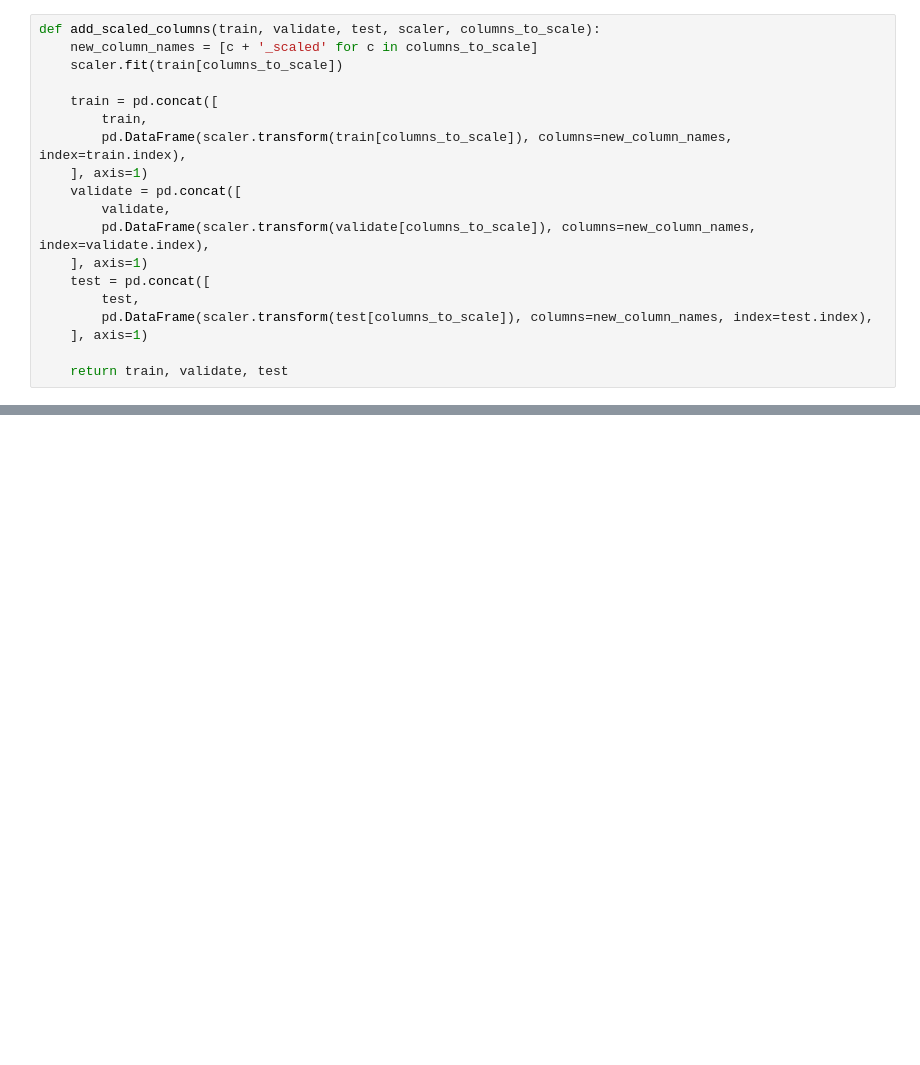
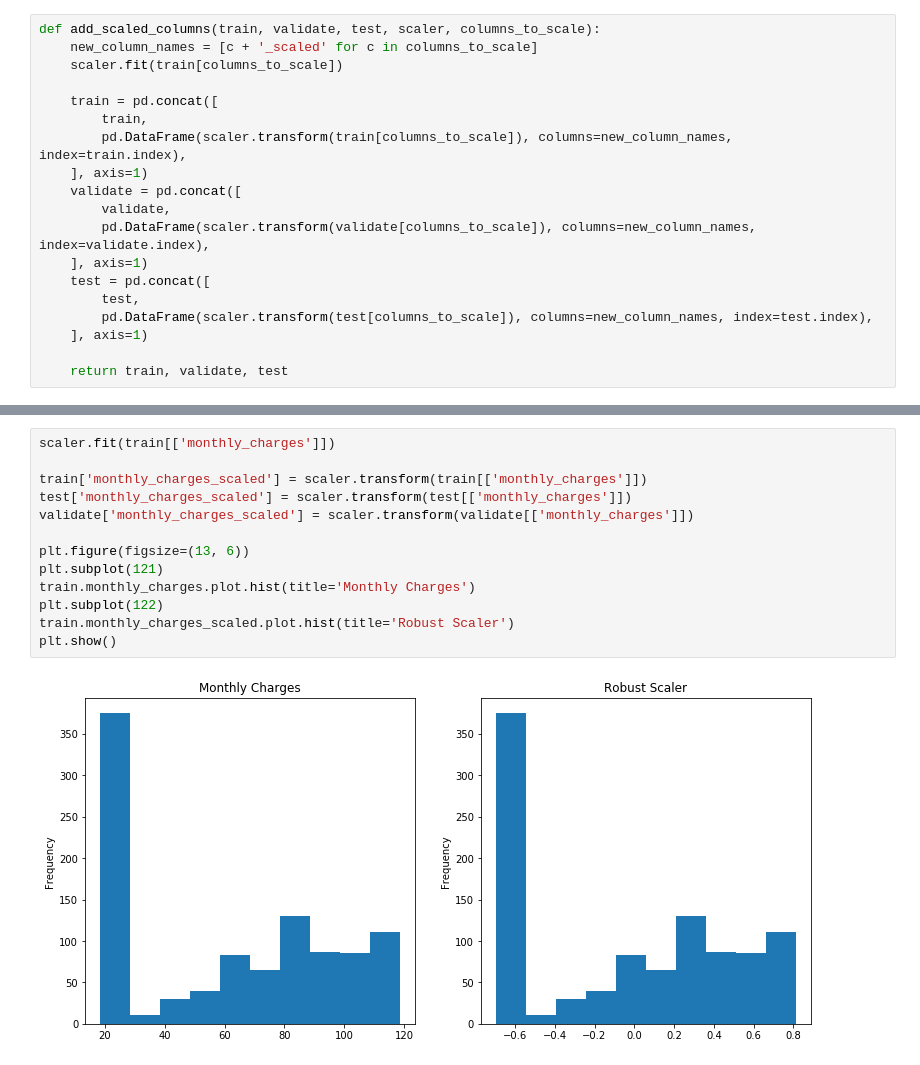
Before and after one commit to gilbert-noriega-ii/regression-exercises, a Jupyter notebook: scaling.ipynb, the cells around one changed output, grey strips where cells are left out. Drawn from its saved outputs; the diff is of its cells as text; blank space fills up the shorter version.

```diff
--- a/scaling.ipynb
+++ b/scaling.ipynb
@@ -249,0 +331,15 @@ def add_scaled_columns(train, validate, test, scaler, columns_to_scale):
+# %%
+scaler.fit(train[['monthly_charges']])
+
+train['monthly_charges_scaled'] = scaler.transform(train[['monthly_charges']])
+test['monthly_charges_scaled'] = scaler.transform(test[['monthly_charges']])
+validate['monthly_charges_scaled'] = scaler.transform(validate[['monthly_charges']])
+
+plt.figure(figsize=(13, 6))
+plt.subplot(121)
+train.monthly_charges.plot.hist(title='Monthly Charges')
+plt.subplot(122)
+train.monthly_charges_scaled.plot.hist(title='Robust Scaler')
+plt.show()
+# %% [output]
+[figure, added]
```
Also changed, not shown: parts of 16 cells of this notebook.
